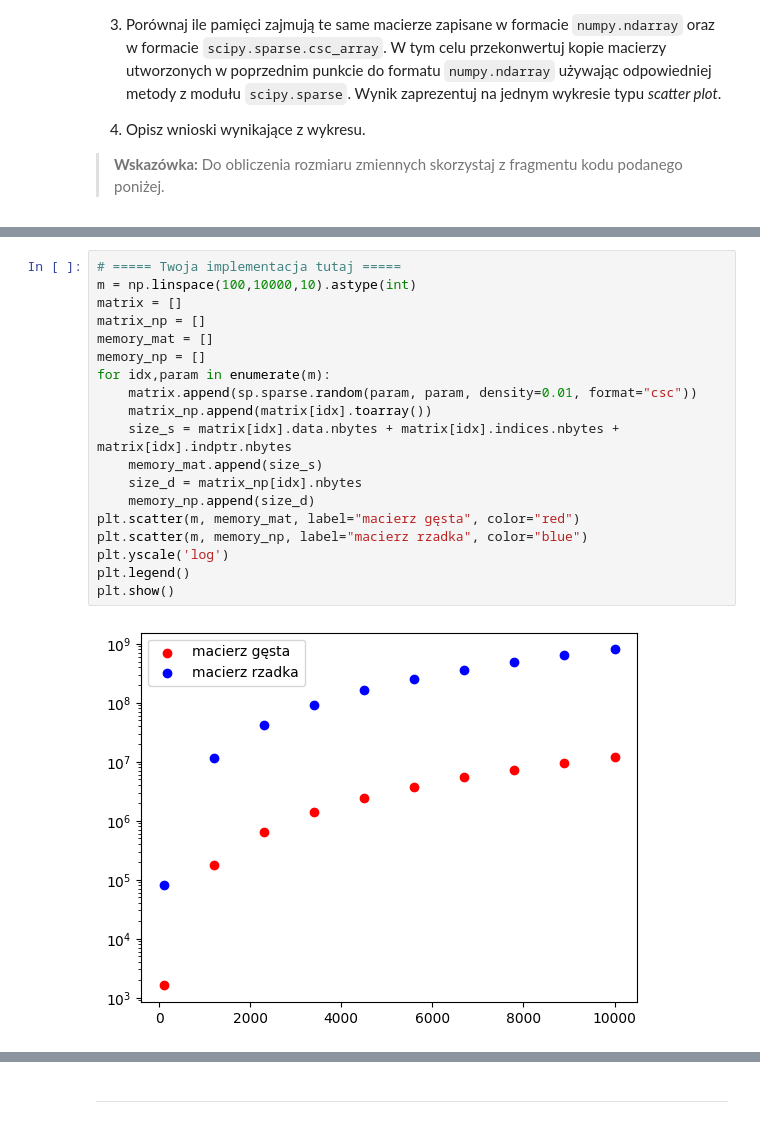
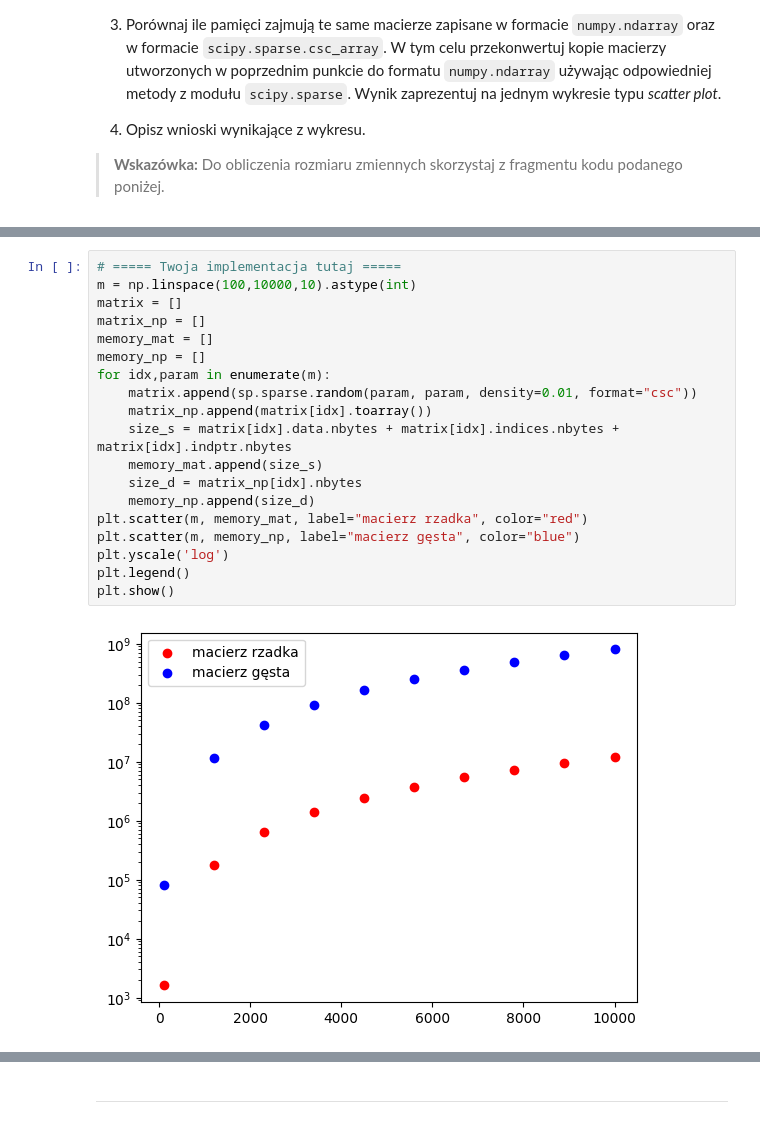
Before and after one commit to MN-KJ-2025/lab-6-sparse-matrix-CarlosC602, a Jupyter notebook: sprawozdanie.ipynb, the cells around one changed output, grey strips where cells are left out. Drawn from its saved outputs; the diff is of its cells as text.

```diff
--- a/sprawozdanie.ipynb
+++ b/sprawozdanie.ipynb
@@ -82,21 +80,21 @@ IndexError: list index out of range
 # %%
 # ===== Twoja implementacja tutaj =====
 m = np.linspace(100,10000,10).astype(int)
 matrix = []
 matrix_np = []
 memory_mat = []
 memory_np = []
 for idx,param in enumerate(m):
     matrix.append(sp.sparse.random(param, param, density=0.01, format="csc"))
     matrix_np.append(matrix[idx].toarray())
     size_s = matrix[idx].data.nbytes + matrix[idx].indices.nbytes + matrix[idx].indptr.nbytes
     memory_mat.append(size_s)
     size_d = matrix_np[idx].nbytes
     memory_np.append(size_d)
-plt.scatter(m, memory_mat, label="macierz gęsta", color="red")
-plt.scatter(m, memory_np, label="macierz rzadka", color="blue")
+plt.scatter(m, memory_mat, label="macierz rzadka", color="red")
+plt.scatter(m, memory_np, label="macierz gęsta", color="blue")
 plt.yscale('log')
 plt.legend()
 plt.show()
 # %% [output]
-[figure, old version]
+[figure, new version]
```
Also changed, not shown: parts of 7 cells of this notebook, 1 other file.
